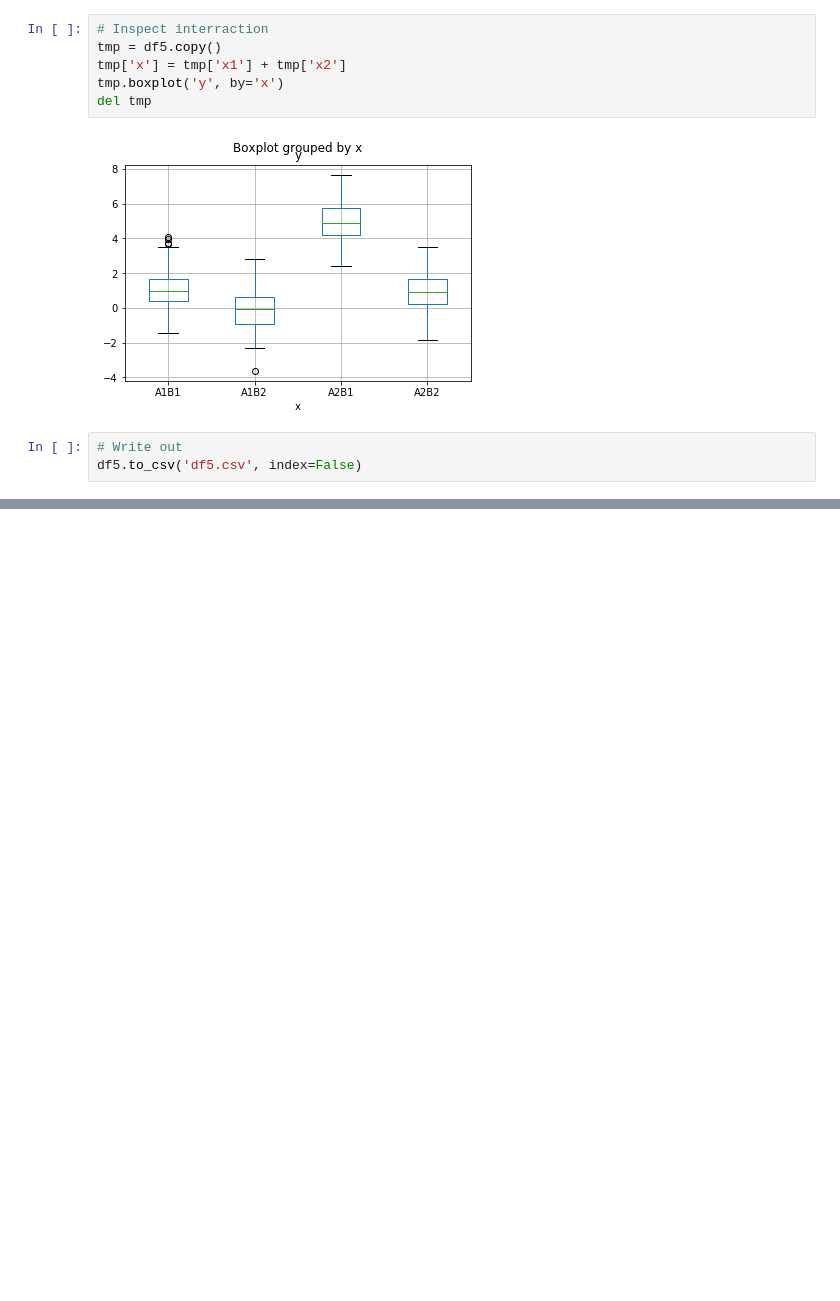
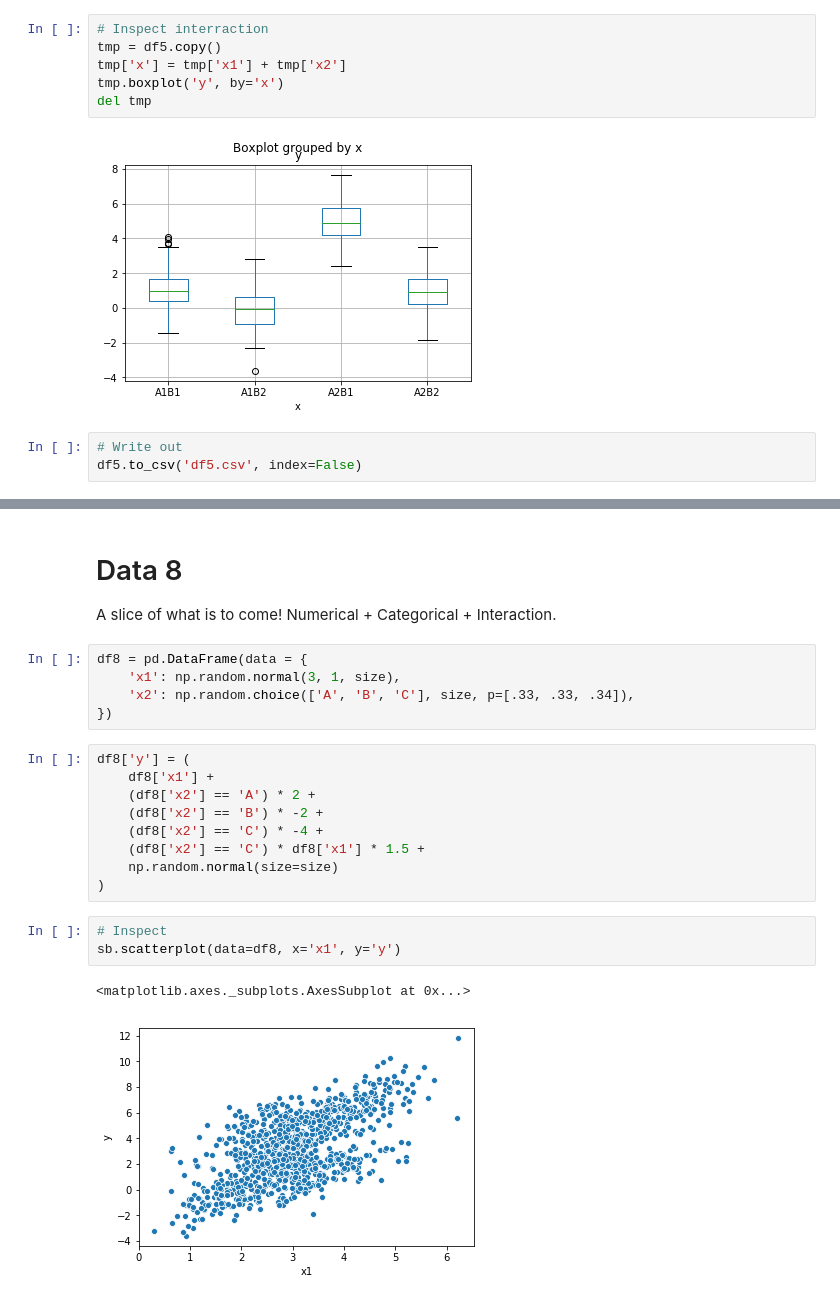
Before and after one commit to derek-damron/python_playground, a Jupyter notebook: modelling/data/generate_data.ipynb, the cells around one changed output, grey strips where cells are left out. Cells and saved outputs as stored; diff of their text form; blank space fills up the shorter version.

```diff
--- a/modelling/data/generate_data.ipynb
+++ b/modelling/data/generate_data.ipynb
@@ -129,0 +223,24 @@ df5.to_csv('df5.csv', index=False)
+# %% [markdown]
+# Data 8
+
+A slice of what is to come!  Numerical + Categorical + Interaction.
+# %%
+df8 = pd.DataFrame(data = {
+    'x1': np.random.normal(3, 1, size),
+    'x2': np.random.choice(['A', 'B', 'C'], size, p=[.33, .33, .34]),
+})
+# %%
+df8['y'] = (
+    df8['x1'] +
+    (df8['x2'] == 'A') * 2 +
+    (df8['x2'] == 'B') * -2 +
+    (df8['x2'] == 'C') * -4 +
+    (df8['x2'] == 'C') * df8['x1'] * 1.5 +
+    np.random.normal(size=size)
+)
+# %%
+# Inspect
+sb.scatterplot(data=df8, x='x1', y='y')
+# %% [output]
+<matplotlib.axes._subplots.AxesSubplot at 0x...>
+[figure, added]
```
Also changed, not shown: parts of 18 cells of this notebook, 3 other files.
